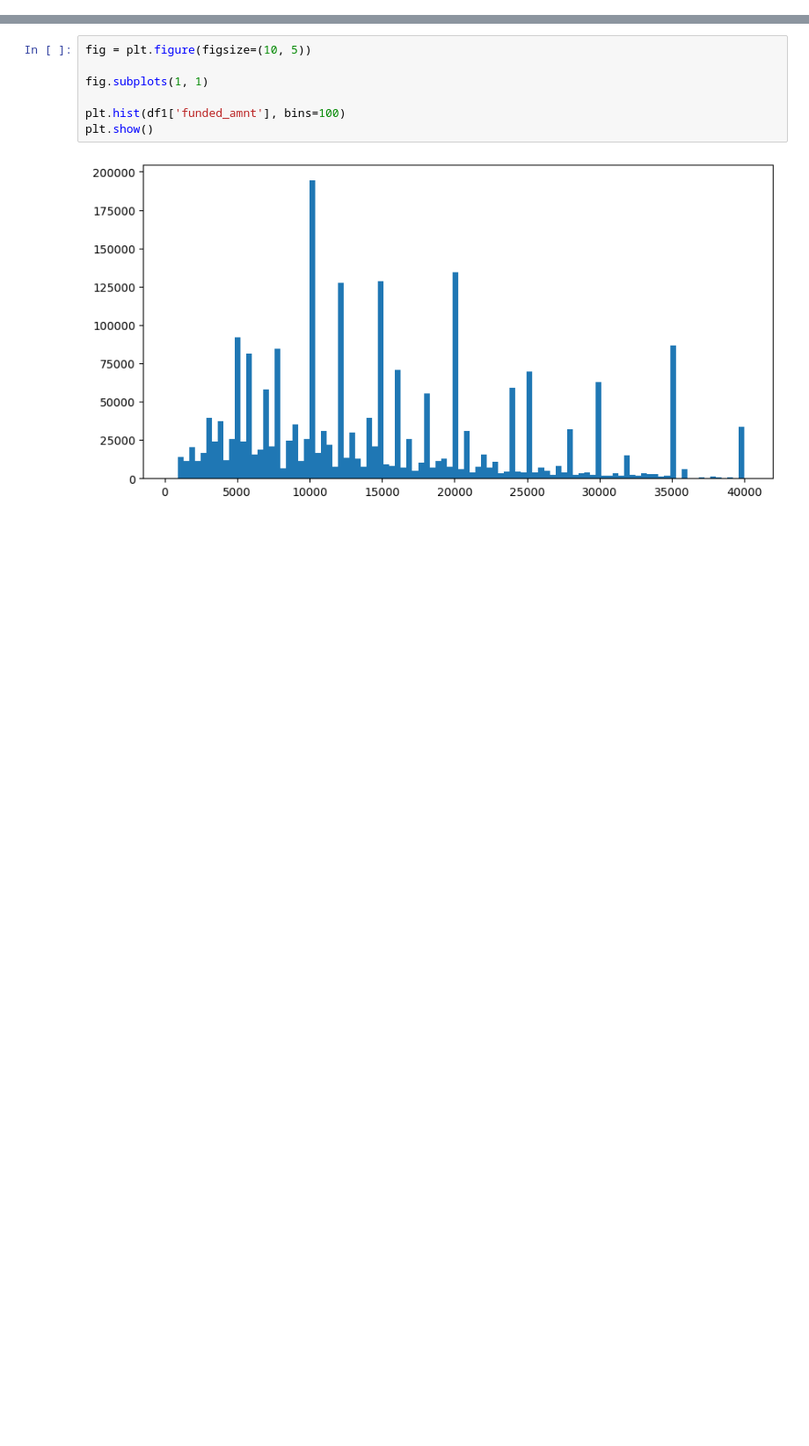
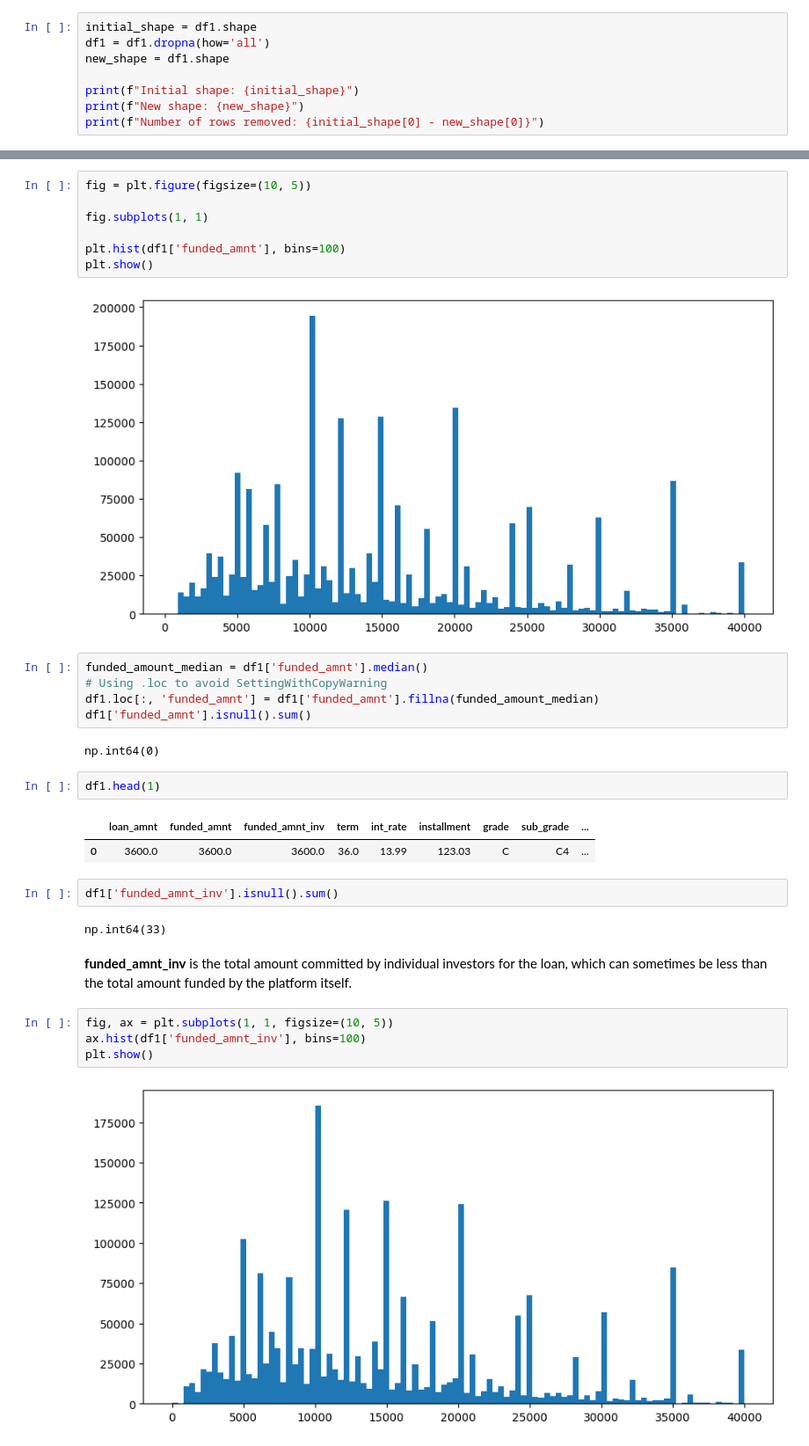
Before and after one commit to CharlesRajaR/Loan-Approval-Prediction-with-SHAP-An-end-to-end-machine-learning-project, a Jupyter notebook: notebooks/loan_approval_predictions_with_shap.ipynb, the cells around one changed output, grey strips where cells are left out. Shown at 88% size. Saved outputs shown, nothing was run; the diff lists cells and outputs as text; blank space fills up the shorter version.

```diff
--- a/notebooks/loan_approval_predictions_with_shap.ipynb
+++ b/notebooks/loan_approval_predictions_with_shap.ipynb
@@ -278,0 +281,8 @@ df1.tail()
+# %%
+initial_shape = df1.shape
+df1 = df1.dropna(how='all')
+new_shape = df1.shape
+
+print(f"Initial shape: {initial_shape}")
+print(f"New shape: {new_shape}")
+print(f"Number of rows removed: {initial_shape[0] - new_shape[0]}")
@@ -452,3 +466,27 @@ plt.hist(df1['funded_amnt'], bins=100)
 plt.show()
 # %% [output]
 [figure]
+# %%
+funded_amount_median = df1['funded_amnt'].median()
+# Using .loc to avoid SettingWithCopyWarning
+df1.loc[:, 'funded_amnt'] = df1['funded_amnt'].fillna(funded_amount_median)
+df1['funded_amnt'].isnull().sum()
+# %% [output]
+np.int64(0)
+# %%
+df1.head(1)
+# %% [output]
+|  | loan_amnt | funded_amnt | funded_amnt_inv | term | int_rate | installment | grade | sub_grade | ... |
+| 0 | 3600.0 | 3600.0 | 3600.0 | 36.0 | 13.99 | 123.03 | C | C4 | ... |
+# %%
+df1['funded_amnt_inv'].isnull().sum()
+# %% [output]
+np.int64(33)
+# %% [markdown]
+**funded_amnt_inv** is the total amount committed by individual investors for the loan, which can sometimes be less than the total amount funded by the platform itself.
+# %%
+fig, ax = plt.subplots(1, 1, figsize=(10, 5))
+ax.hist(df1['funded_amnt_inv'], bins=100)
+plt.show()
+# %% [output]
+[figure, added]
```
Also changed, not shown: parts of 23 cells of this notebook.
